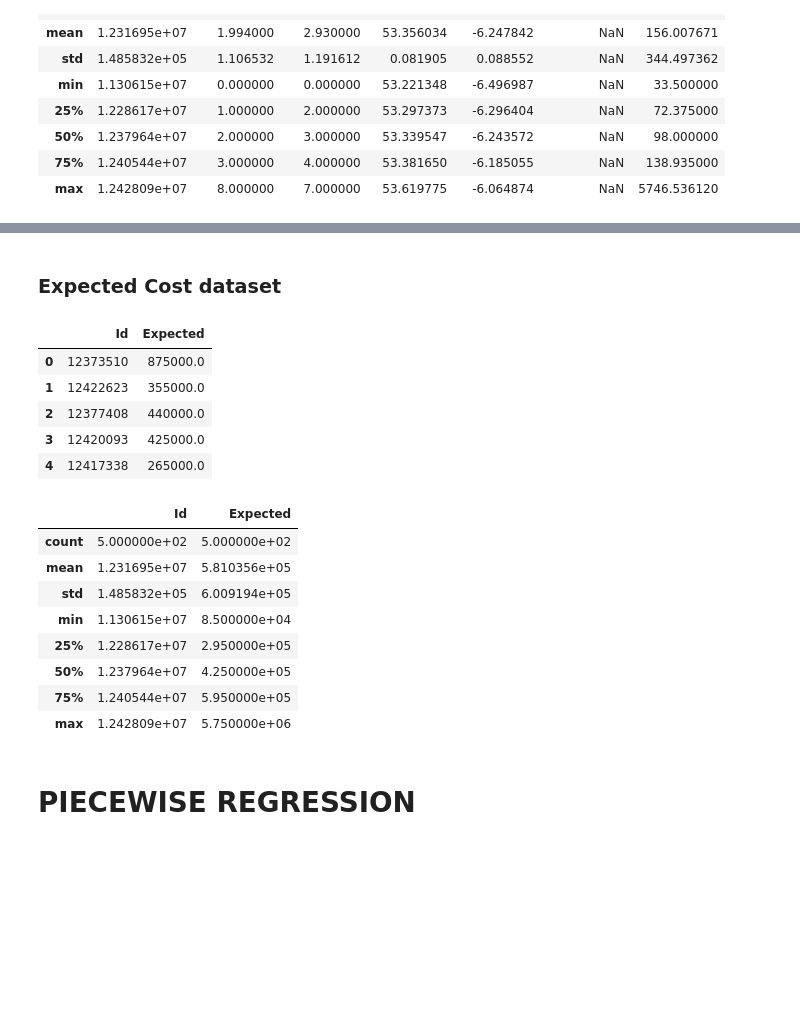
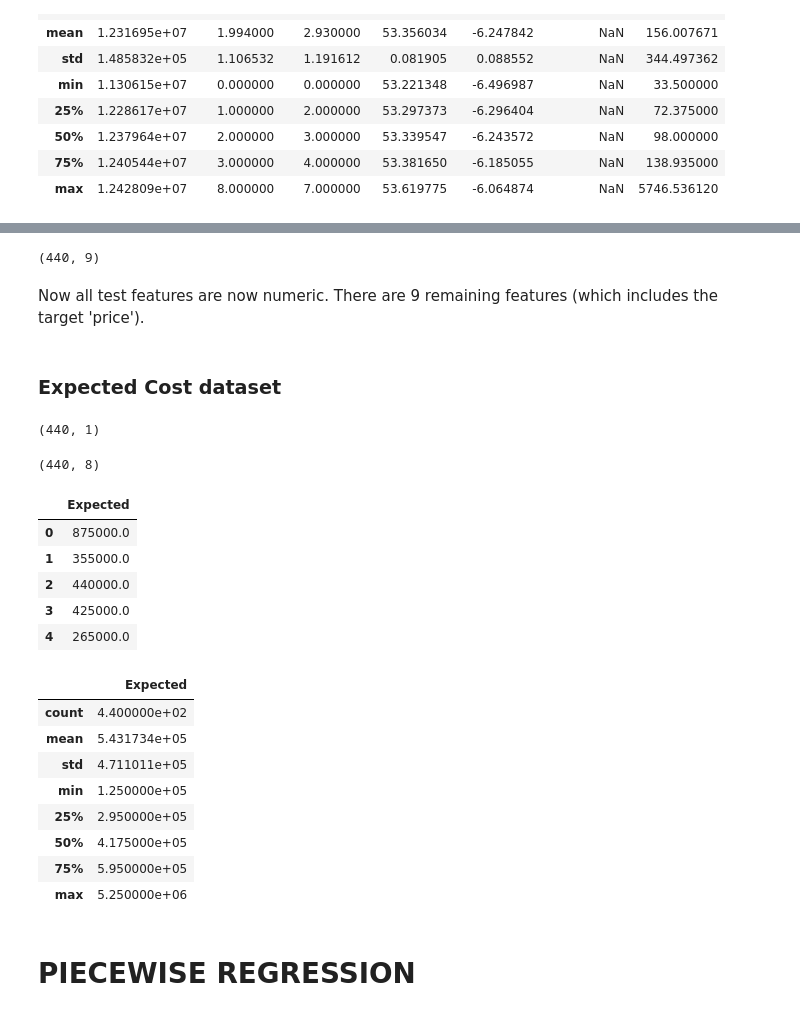
Before and after one commit to M-McKegney/ET5003_SEM1_2021-2, a Jupyter notebook: ET5003_Etivity2_MichaelMcKegney_20149743.ipynb, the cells around one changed output, grey strips where cells are left out. Saved outputs shown, nothing was run; the diff lists cells and outputs as text; code cells hidden in the pictures; blank space fills up the shorter version.

```diff
--- a/ET5003_Etivity2_MichaelMcKegney_20149743.ipynb
+++ b/ET5003_Etivity2_MichaelMcKegney_20149743.ipynb
@@ -434,0 +501,4 @@ dftest.describe()
+# %%
+print(replace_map_comp_1)
+
+dftest_adj.replace(replace_map_comp_1, inplace=True)
@@ -434,0 +507,4 @@ dftest.describe()
+# %%
+print(replace_map_comp_2)
+
+dftest_adj.replace(replace_map_comp_2, inplace=True)
@@ -434,0 +513,4 @@ dftest.describe()
+# %%
+print(replace_map_comp_3)
+
+dftest_adj.replace(replace_map_comp_3, inplace=True)
@@ -435,28 +528,50 @@ dftest.describe()
+# %%
+dftest_adj.shape
+# %% [output]
+(440, 9)
+# %% [markdown]
+Now all test features are now numeric. There are 9 remaining features (which includes the target 'price').
 # %% [markdown]
 ### Expected Cost dataset
+# %%
+cost_data = [dftest_adj['Expected']]
+
+header_name = ['Expected']
+
+dfcost_updated = pd.concat(cost_data, axis=1, keys=header_name)
+
+dftest_adj.drop(columns='Expected', inplace=True)
+
+dfcost_updated.shape
+# %% [output]
+(440, 1)
+# %%
+dftest_adj.shape
+# %% [output]
+(440, 8)
 # %%
 # Show first data frame rows.
-dfcost.head()
+dfcost_updated.head()
 # %% [output]
-|  | Id | Expected |
-| 0 | 12373510 | 875000.0 |
-| 1 | 12422623 | 355000.0 |
-| 2 | 12377408 | 440000.0 |
-| 3 | 12420093 | 425000.0 |
-| 4 | 12417338 | 265000.0 |
+|  | Expected |
+| 0 | 875000.0 |
+| 1 | 355000.0 |
+| 2 | 440000.0 |
+| 3 | 425000.0 |
+| 4 | 265000.0 |
 # %%
 # Generate descriptive statistics.
-dfcost.describe()
+dfcost_updated.describe()
 # %% [output]
-|  | Id | Expected |
-| count | 5.000000e+02 | 5.000000e+02 |
-| mean | 1.231695e+07 | 5.810356e+05 |
-| std | 1.485832e+05 | 6.009194e+05 |
-| min | 1.130615e+07 | 8.500000e+04 |
-| 25% | 1.228617e+07 | 2.950000e+05 |
-| 50% | 1.237964e+07 | 4.250000e+05 |
-| 75% | 1.240544e+07 | 5.950000e+05 |
-| max | 1.242809e+07 | 5.750000e+06 |
+|  | Expected |
+| count | 4.400000e+02 |
+| mean | 5.431734e+05 |
+| std | 4.711011e+05 |
+| min | 1.250000e+05 |
+| 25% | 2.950000e+05 |
+| 50% | 4.175000e+05 |
+| 75% | 5.950000e+05 |
+| max | 5.250000e+06 |
 # %% [markdown]
 # PIECEWISE REGRESSION
 # %% [markdown]
```
Also changed, not shown: parts of 27 cells of this notebook.
